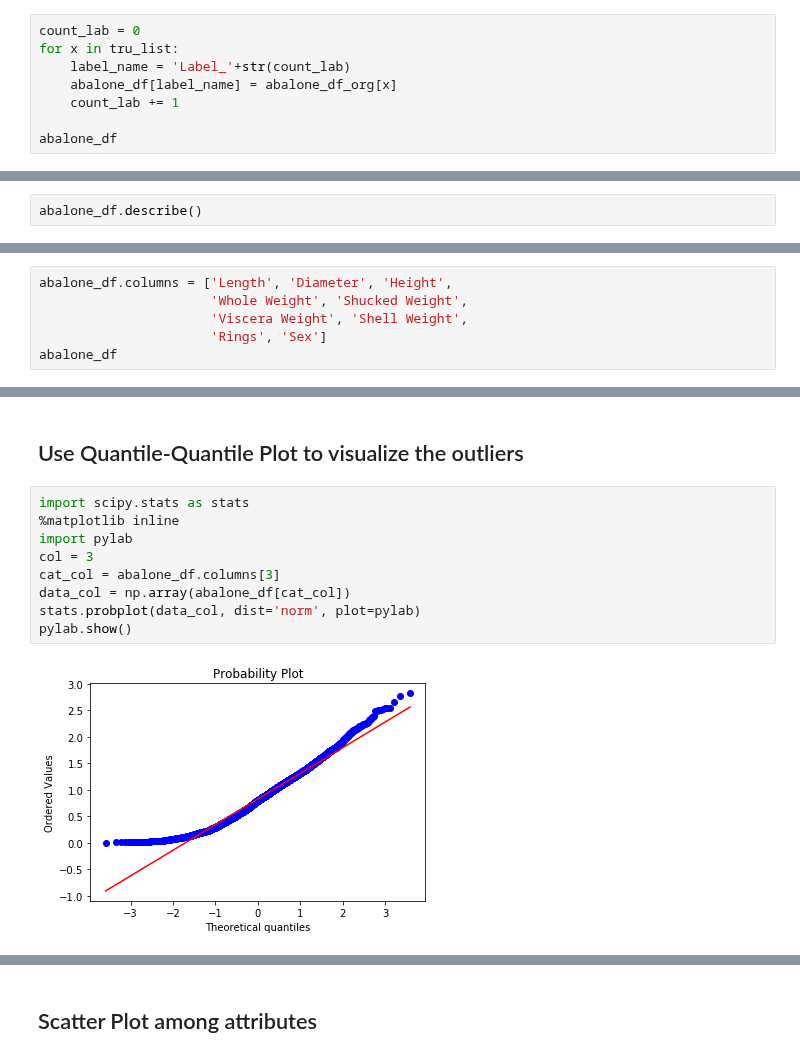
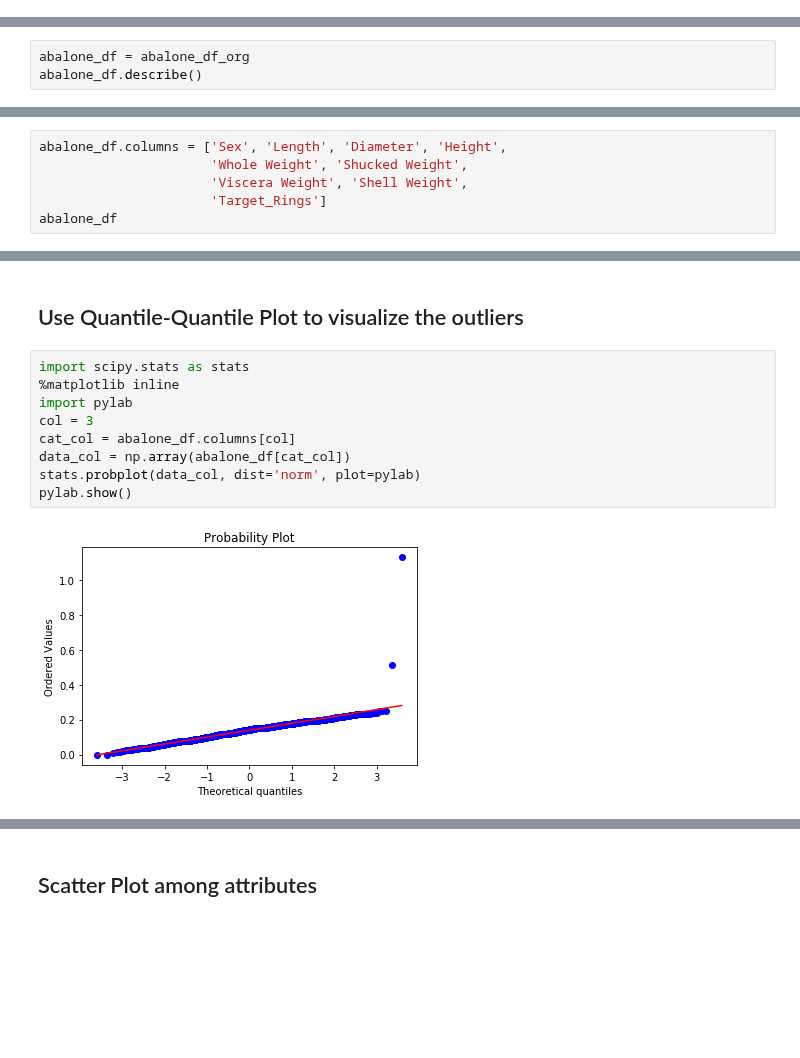
Before and after one commit to Coslate/DataMining_Final, a Jupyter notebook: Machine_Learning_In_Python_Essential_Techniques_For_Predictive_Analysis_CHP2_Abalone.ipynb, the cells around one changed output, grey strips where cells are left out. Saved outputs shown, nothing was run; the diff lists cells and outputs as text; blank space fills up the shorter version.

```diff
--- a/Machine_Learning_In_Python_Essential_Techniques_For_Predictive_Analysis_CHP2_Abalone.ipynb
+++ b/Machine_Learning_In_Python_Essential_Techniques_For_Predictive_Analysis_CHP2_Abalone.ipynb
@@ -120,11 +100,3 @@ abalone_df.describe()
 | 50% | 0.545000 | 0.425000 | 0.140000 | 0.799500 | 0.336000 | 0.171000 | 0.234000 | 9.000000 |
 | 75% | 0.615000 | 0.480000 | 0.165000 | 1.153000 | 0.502000 | 0.253000 | 0.329000 | 11.000000 |
 | max | 0.815000 | 0.650000 | 1.130000 | 2.825500 | 1.488000 | 0.760000 | 1.005000 | 29.000000 |
-# %%
-count_lab = 0
-for x in tru_list:
-    label_name = 'Label_'+str(count_lab)
-    abalone_df[label_name] = abalone_df_org[x]
-    count_lab += 1
-
-abalone_df
@@ -279,6 +185,7 @@ abalone_df
 # %% [markdown]
 ## Get the statistics of the data
 # %%
+abalone_df = abalone_df_org
 abalone_df.describe()
 # %% [output]
 |  | V1 | V2 | V3 | V4 | V5 | V6 | V7 | V8 |
@@ -329,9 +236,9 @@ Col#   Int Float String Others
 # %% [markdown]
 ## Change the names of attributes
 # %%
-abalone_df.columns = ['Length', 'Diameter', 'Height',
+abalone_df.columns = ['Sex', 'Length', 'Diameter', 'Height',
                       'Whole Weight', 'Shucked Weight',
                       'Viscera Weight', 'Shell Weight',
-                      'Rings', 'Sex']
+                      'Target_Rings']
 abalone_df
 # %% [output]
@@ -461,14 +370,14 @@ Counts for each categorized values : ['I', 'F', 'M'] = [1342, 1307, 1528]
 # %%
 import scipy.stats as stats
 %matplotlib inline
 import pylab
 col = 3
-cat_col = abalone_df.columns[3]
+cat_col = abalone_df.columns[col]
 data_col = np.array(abalone_df[cat_col])
 stats.probplot(data_col, dist='norm', plot=pylab)
 pylab.show()
 # %% [output]
-[figure, old version]
+[figure, new version]
 # %%
 sorted(data_col)
 # %% [output]
```
Also changed, not shown: parts of 31 cells of this notebook, 1 other file.
